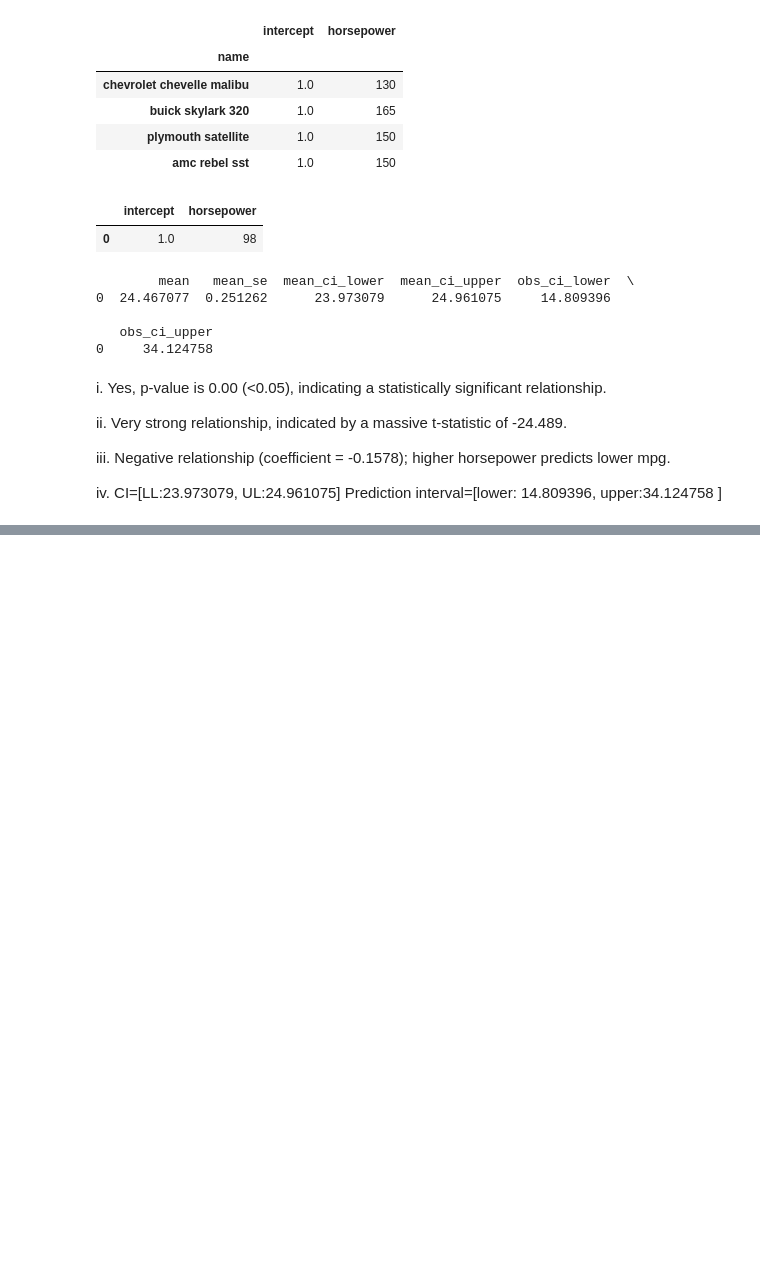
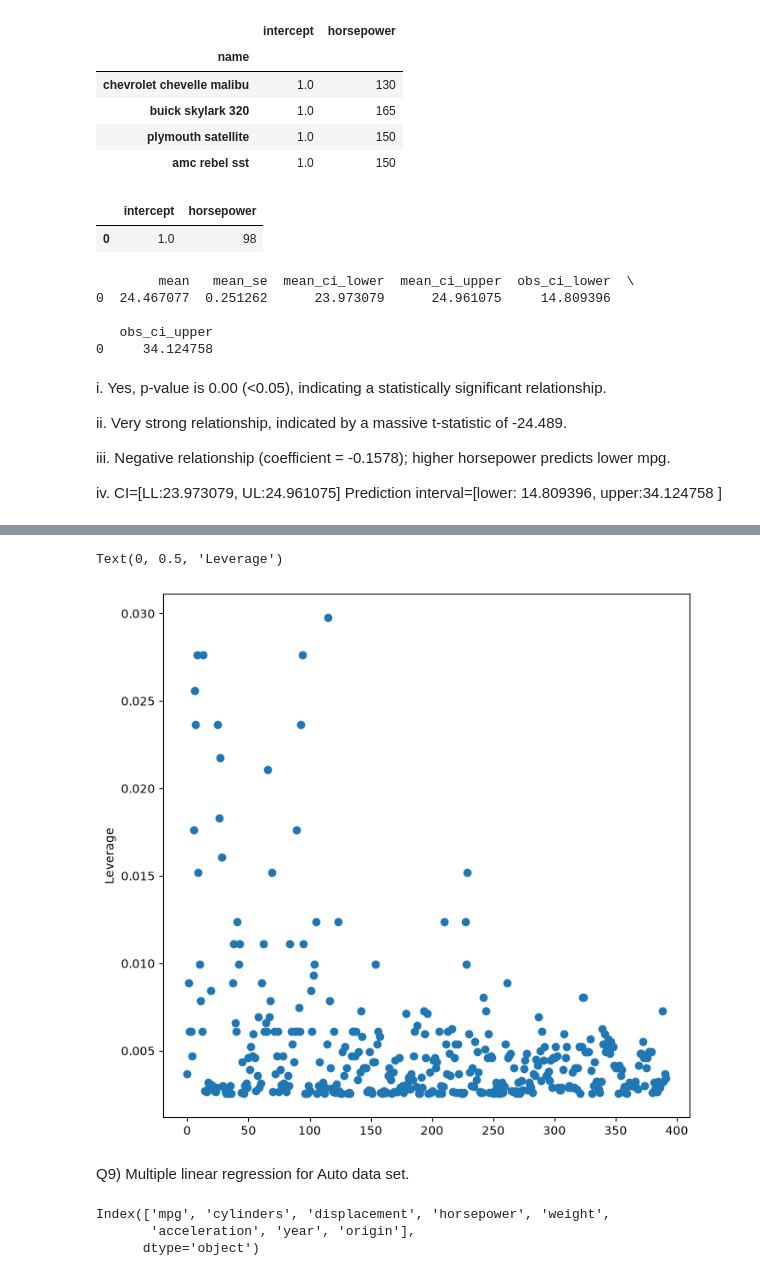
Before and after one commit to Mussab157/ISLP, a Jupyter notebook: Chapter3/ch3_applied.ipynb, the cells around one changed output, grey strips where cells are left out. Cells and saved outputs as stored; diff of their text form; code cells hidden in the pictures; blank space fills up the shorter version.

```diff
--- a/Chapter3/ch3_applied.ipynb
+++ b/Chapter3/ch3_applied.ipynb
@@ -94,0 +121,18 @@ iv. CI=[LL:23.973079, UL:24.961075] Prediction interval=[lower: 14.809396, upper
+# %%
+infl=result.get_influence()
+ax=subplots(figsize=(8,8))[1]
+ax.scatter(np.arange(X.shape[0]), infl.hat_matrix_diag)
+ax.set_label('Index')
+ax.set_ylabel('Leverage')
+# %% [output]
+Text(0, 0.5, 'Leverage')
+[figure, added]
+# %% [markdown]
+Q9) Multiple linear regression for Auto data set.
+# %%
+all_variables=Auto.columns
+all_variables
+# %% [output]
+Index(['mpg', 'cylinders', 'displacement', 'horsepower', 'weight',
+       'acceleration', 'year', 'origin'],
+      dtype='object')
```
Also changed, not shown: parts of 27 cells of this notebook.
